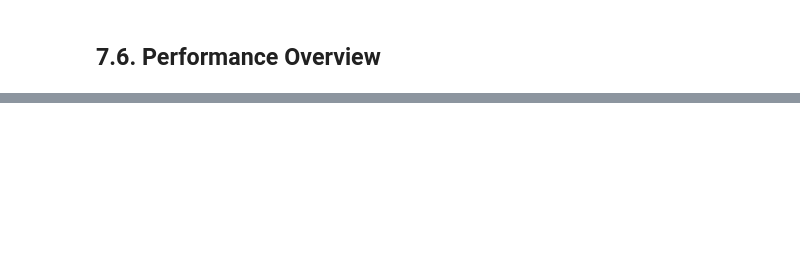
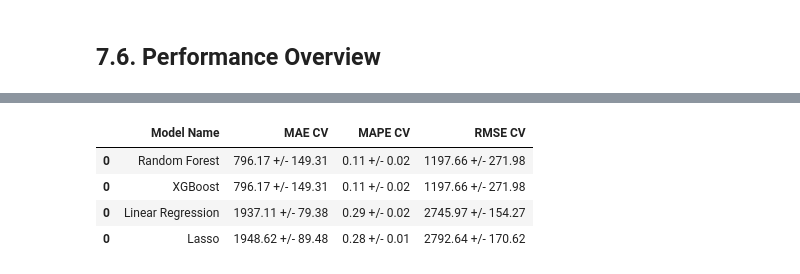
Before and after one commit to soaresvml/dsemproducao, a Jupyter notebook: m07_v01_store_sales_prediction.ipynb, the cells around one changed output, grey strips where cells are left out. Saved outputs shown, nothing was run; the diff lists cells and outputs as text; code cells hidden in the pictures; blank space fills up the shorter version.

```diff
--- a/m07_v01_store_sales_prediction.ipynb
+++ b/m07_v01_store_sales_prediction.ipynb
@@ -170,0 +300,2 @@ mlanalysis_result.sort_values('RMSE')
+# %%
+lr_result_cv=cross_validation('Linear Regression',x_training,5,lr,verbose=False)
@@ -170,0 +307,3 @@ mlanalysis_result.sort_values('RMSE')
+# %%
+lrr_result_cv=cross_validation('Lasso',x_training,5,lrr,verbose=False)
+lrr_result_cv
@@ -170,0 +313,3 @@ mlanalysis_result.sort_values('RMSE')
+# %%
+rf_result_cv=cross_validation('Random Forest',x_training,5,rf,verbose=True)
+rf_result_cv
@@ -170,0 +328,3 @@ mlanalysis_result.sort_values('RMSE')
+# %%
+model_xgb_result_cv=cross_validation('XGBoost',x_training,5,rf,verbose=True)
+model_xgb_result_cv
@@ -170,0 +343,9 @@ mlanalysis_result.sort_values('RMSE')
+# %%
+mlanalysis_result_cv=pd.concat([lr_result_cv,lrr_result_cv,rf_result_cv,model_xgb_result_cv])
+mlanalysis_result_cv.sort_values('RMSE CV')
+# %% [output]
+|  | Model Name | MAE CV | MAPE CV | RMSE CV |
+| 0 | Random Forest | 796.17 +/- 149.31 | 0.11 +/- 0.02 | 1197.66 +/- 271.98 |
+| 0 | XGBoost | 796.17 +/- 149.31 | 0.11 +/- 0.02 | 1197.66 +/- 271.98 |
+| 0 | Linear Regression | 1937.11 +/- 79.38 | 0.29 +/- 0.02 | 2745.97 +/- 154.27 |
+| 0 | Lasso | 1948.62 +/- 89.48 | 0.28 +/- 0.01 | 2792.64 +/- 170.62 |
```
Also changed, not shown: parts of 34 cells of this notebook, 1 other file.
